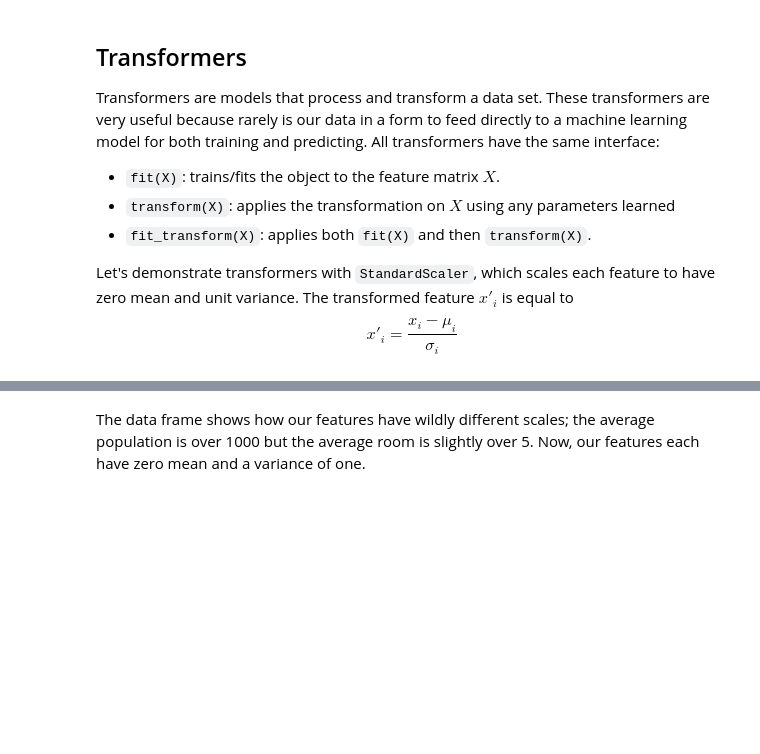
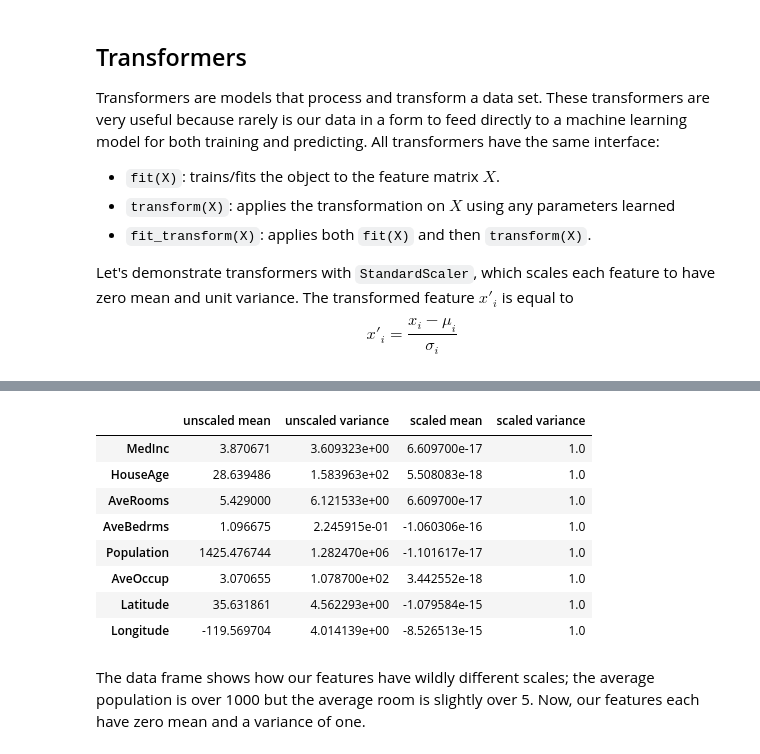
Before and after one commit to PyMalta/Introduction_to_ML_CZ, a Jupyter notebook: Intro_ML_1/01_01_Intro_ML_Scikit_Learn.ipynb, the cells around one changed output, grey strips where cells are left out. Drawn from its saved outputs; the diff is of its cells as text; code cells hidden in the pictures; blank space fills up the shorter version.

```diff
--- a/Intro_ML_1/01_01_Intro_ML_Scikit_Learn.ipynb
+++ b/Intro_ML_1/01_01_Intro_ML_Scikit_Learn.ipynb
@@ -284,16 +434,31 @@ Let's demonstrate transformers with `StandardScaler`, which scales each feature
 # %%
-## use StandardScaler
-## .fit(df_cali)
-## Xt = scaler.transform(df_cali)
+from sklearn.preprocessing import StandardScaler
+
+scaler = StandardScaler()
+
+scaler.fit(df_cali)
+
+
+Xt = scaler.transform(df_cali)
 
 
 
-# # create data frame with results
-# stats = np.vstack((df_cali.mean(axis=0), df_cali.var(axis=0), Xt.mean(axis=0), Xt.var(axis=0))).T
-# feature_names = df_cali.columns
-# columns = ['unscaled mean', 'unscaled variance', 'scaled mean', 'scaled variance']
+# create data frame with results
+stats = np.vstack((df_cali.mean(axis=0), df_cali.var(axis=0), Xt.mean(axis=0), Xt.var(axis=0))).T
+feature_names = df_cali.columns
+columns = ['unscaled mean', 'unscaled variance', 'scaled mean', 'scaled variance']
 
-# pd.DataFrame(stats, index=feature_names, columns=columns)
+pd.DataFrame(stats, index=feature_names, columns=columns)
+# %% [output]
+|  | unscaled mean | unscaled variance | scaled mean | scaled variance |
+| MedInc | 3.870671 | 3.609323e+00 | 6.609700e-17 | 1.0 |
+| HouseAge | 28.639486 | 1.583963e+02 | 5.508083e-18 | 1.0 |
+| AveRooms | 5.429000 | 6.121533e+00 | 6.609700e-17 | 1.0 |
+| AveBedrms | 1.096675 | 2.245915e-01 | -1.060306e-16 | 1.0 |
+| Population | 1425.476744 | 1.282470e+06 | -1.101617e-17 | 1.0 |
+| AveOccup | 3.070655 | 1.078700e+02 | 3.442552e-18 | 1.0 |
+| Latitude | 35.631861 | 4.562293e+00 | -1.079584e-15 | 1.0 |
+| Longitude | -119.569704 | 4.014139e+00 | -8.526513e-15 | 1.0 |
 # %% [markdown]
 The data frame shows how our features have wildly different scales; the average population is over 1000 but the average room is slightly over 5. Now, our features each have zero mean and a variance of one.
 # %% [markdown]
```
Also changed, not shown: parts of 33 cells of this notebook, 3 other files.
